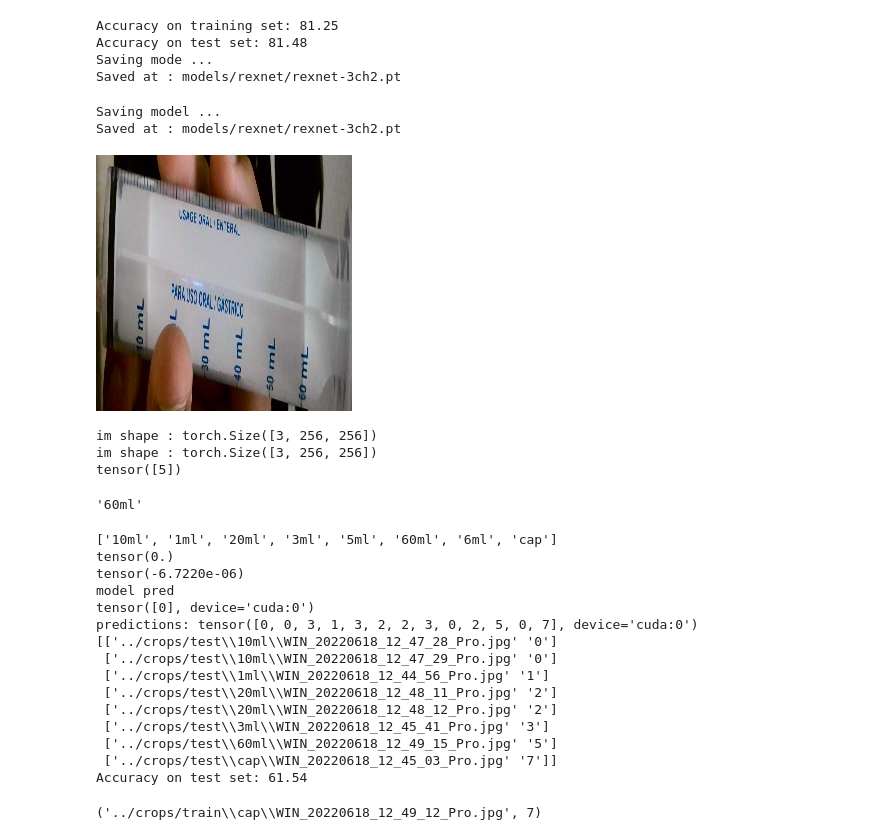
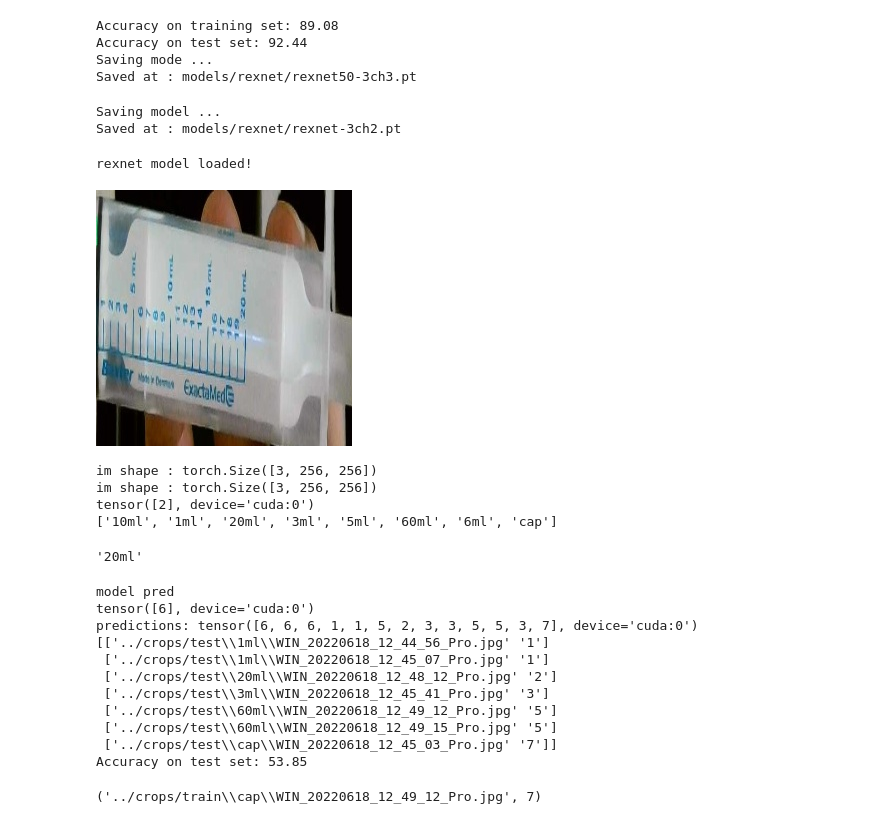
Before and after one commit to LoneXHuB/yolov5-focus, a Jupyter notebook: resnet.ipynb, the cells around one changed output. Saved outputs shown, nothing was run; the diff lists cells and outputs as text; code cells hidden in the pictures.

```diff
--- a/resnet.ipynb
+++ b/resnet.ipynb
@@ -176,7 +176,7 @@ in_channels = 3
 num_classes = 8
 learning_rate = 0.001
 batch_size = 1
-num_epochs = 200
+num_epochs = 300
 
 # Load Data
 data_dir = '../crops'
@@ -243,15 +243,15 @@ def check_accuracy(loader, model):
 print(f"Accuracy on training set: {check_accuracy(train_loader, model)*100:.2f}")
 print(f"Accuracy on test set: {check_accuracy(test_loader, model)*100:.2f}")
 
-PATH = "models/rexnet/rexnet-3ch2.pt"
+PATH = "models/rexnet/rexnet50-3ch3.pt"
 print("Saving mode ... ")
 torch.save(model.state_dict(), PATH)
 print(f"Saved at : {PATH}")
 # %% [output]
-Accuracy on training set: 81.25
-Accuracy on test set: 81.48
+Accuracy on training set: 89.08
+Accuracy on test set: 92.44
 Saving mode ...
-Saved at : models/rexnet/rexnet-3ch2.pt
+Saved at : models/rexnet/rexnet50-3ch3.pt
 # %%
 PATH = "models/rexnet/rexnet-3ch2.pt"
 print("Saving model ... ")
@@ -261,13 +261,15 @@ print(f"Saved at : {PATH}")
 Saving model ...
 Saved at : models/rexnet/rexnet-3ch2.pt
 # %%
-PATH = "models/rexnet/rexnet-3ch2.pt"
+PATH = "models/rexnet/rexnet50-3ch2.pt"
 mdl = ResNet50(img_channel=3,num_classes=8)
 model = torch.load(PATH)
 mdl.load_state_dict(model)
 mdl.eval()
 mdl = mdl.to('cuda')
-print('model loaded!')
+print('rexnet model loaded!')
+# %% [output]
+rexnet model loaded!
 # %%
 import cv2
 import numpy as np
@@ -276,44 +278,46 @@ import torch
 import rexTransform as rex
 
 from PIL import Image
-im = Image.open("cutout.jpg")
+im = Image.open("cutout1.jpg")
 im = im.convert("RGB")
 
 display(im)
 #im = im[:, :, ::-1].transpose(2, 0, 1)  # BGR to RGB, to 3x416x416
 #im = np.ascontiguousarray(im, dtype=np.float32)  # uint8 to float32
 testing_transforms = transforms.Compose([transforms.Resize((256,256)),
-                                             #transforms.CenterCrop(224),
                                              transforms.ToTensor(),
                                              rex.Normalize(by=255)]
                                              )
 
 
 #im = im[:, :, ::-1].transpose(2, 0, 1)  # BGR to RGB, to 3x416x416
 im = testing_transforms(im)
 
 
 print(f"im shape : {im.shape}")
 pth = "cutout2_trans.jpg"
 print(f"im shape : {im.shape}")
 
 im = np.ascontiguousarray(im, dtype=np.float32)  # uint8 to float32
 im = im[None,...]
 im = torch.tensor(im)
 mdl.eval()
-mdl = mdl.to('cpu')
+im = im.to('cuda')
 
 scores = mdl(im)
 _ , predictions = scores.max(1)
 
 print(predictions)
+print(test_loader.dataset.classes)
+print()
 test_loader.dataset.classes[predictions]
 # %% [output]
-[figure, old version]
+[figure, new version]
 im shape : torch.Size([3, 256, 256])
 im shape : torch.Size([3, 256, 256])
-tensor([5])
+tensor([2], device='cuda:0')
+['10ml', '1ml', '20ml', '3ml', '5ml', '60ml', '6ml', 'cap']
-'60ml'
+'20ml'
 # %%
 from operator import index
 
@@ -327,10 +331,11 @@ def check_accuracy(loader, model):
     model.eval()
     with torch.no_grad():
         for x, y in loader:
-            print((comp - x[0]).mean())
-            print((im[0] - x[0]).mean())
             x = x.to(device=device)
             y = y.to(device=device)
+
+            #print((comp - x[0]).mean())
+            ##print((im[0] - x[0]).mean())
             print("model pred")
             print(model(x[None,0]).max(1)[1])
             scores = model(x)
@@ -372,21 +377,17 @@ device = torch.device("cuda" if torch.cuda.is_available() else "cpu")
 
 print(f"Accuracy on test set: {check_accuracy(test_loader, mdl.to(device))*100:.2f}")
 # %% [output]
-['10ml', '1ml', '20ml', '3ml', '5ml', '60ml', '6ml', 'cap']
-tensor(0.)
-tensor(-6.7220e-06)
 model pred
-tensor([0], device='cuda:0')
-predictions: tensor([0, 0, 3, 1, 3, 2, 2, 3, 0, 2, 5, 0, 7], device='cuda:0')
-[['../crops/test\\10ml\\WIN_20220618_12_47_28_Pro.jpg' '0']
- ['../crops/test\\10ml\\WIN_20220618_12_47_29_Pro.jpg' '0']
- ['../crops/test\\1ml\\WIN_20220618_12_44_56_Pro.jpg' '1']
- ['../crops/test\\20ml\\WIN_20220618_12_48_11_Pro.jpg' '2']
+tensor([6], device='cuda:0')
+predictions: tensor([6, 6, 6, 1, 1, 5, 2, 3, 3, 5, 5, 3, 7], device='cuda:0')
+[['../crops/test\\1ml\\WIN_20220618_12_44_56_Pro.jpg' '1']
+ ['../crops/test\\1ml\\WIN_20220618_12_45_07_Pro.jpg' '1']
  ['../crops/test\\20ml\\WIN_20220618_12_48_12_Pro.jpg' '2']
  ['../crops/test\\3ml\\WIN_20220618_12_45_41_Pro.jpg' '3']
+ ['../crops/test\\60ml\\WIN_20220618_12_49_12_Pro.jpg' '5']
  ['../crops/test\\60ml\\WIN_20220618_12_49_15_Pro.jpg' '5']
  ['../crops/test\\cap\\WIN_20220618_12_45_03_Pro.jpg' '7']]
-Accuracy on test set: 61.54
+Accuracy on test set: 53.85
 # %%
 training_dataset.imgs.pop()
 # %% [output]
```
Also changed, not shown: 2 other files.
